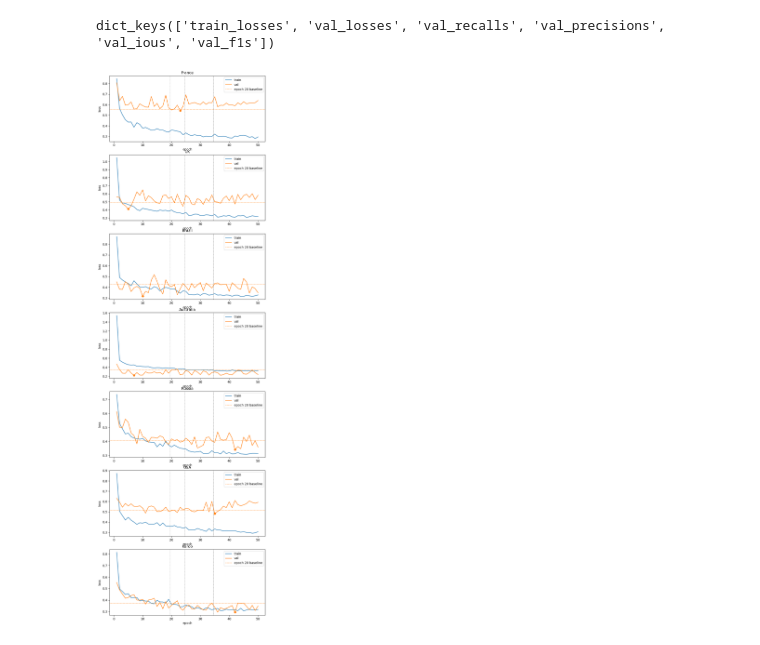
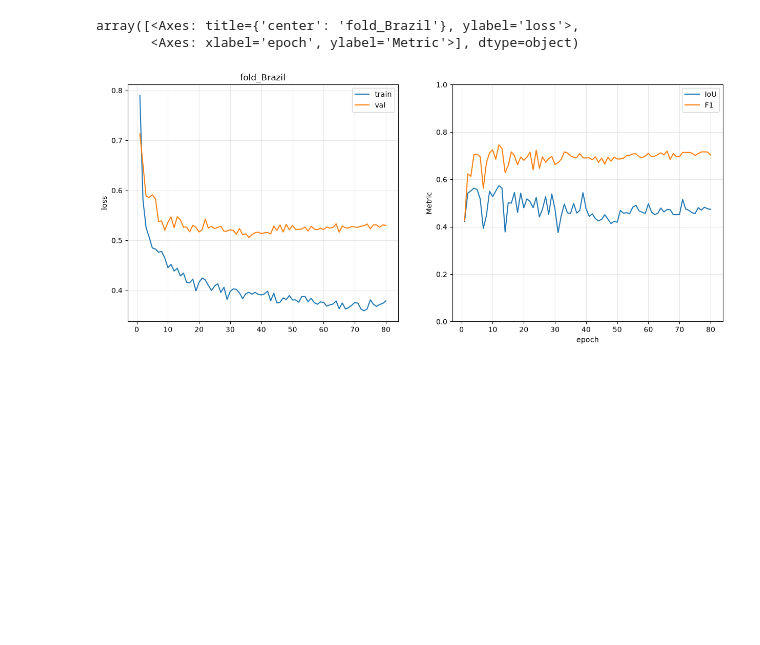
Before and after one commit to willhcm/scd-detection, a Jupyter notebook: code/notebooks/val_loss.ipynb, the cells around one changed output. Drawn from its saved outputs; the diff is of its cells as text; code cells hidden in the pictures; blank space fills up the shorter version.

```diff
--- a/code/notebooks/val_loss.ipynb
+++ b/code/notebooks/val_loss.ipynb
@@ -6,7 +7,9 @@ import glob
+# %%
+dir = Path("/Users/wm722/Documents/SCDs/training/fold_Brazil")
 # %%
 import matplotlib.pyplot as plt
 
-def plot_loss(ax, data, fold, unfreeze_epochs, baseline=None):
+def plot_curves(axes, data, fold, baseline=None):
 
     train = data["train_losses"]
     val = data["val_losses"]
@@ -15,35 +18,31 @@ def plot_loss(ax, data, fold, unfreeze_epochs, baseline=None):
 
     x = range(1, len(train) + 1)
 
-    ax.plot(x, train, label="train")
-    ax.plot(x, val, label="val")
-    #ax.plot(x, IoUs, label="IoU")
-    #ax.plot(x, F1s, label="F1")
+    axes[0].plot(x, train, label="train")
+    axes[0].plot(x, val, label="val")
+    axes[1].plot(x, IoUs, label="IoU")
+    axes[1].plot(x, F1s, label="F1")
 
     baseline = val[20] if baseline is None else baseline
 
-    for e in unfreeze_epochs:
-        ax.axvline(e - 0.5, color="grey", ls="--", lw=0.8)
 
-    ax.axhline(baseline, color="C1", ls="--", lw=0.8, label="epoch 20 baseline")
+    axes[0].set_title(f"{fold}")
+    axes[1].set_xlabel("epoch")
+    axes[1].set_ylabel("Metric")
+    axes[0].set_ylabel("loss")
+    axes[1].set_ylim(0, 1)
+    for ax in axes:
+        ax.grid(alpha=0.3)
+        ax.legend()
 
-    best = min(range(len(val)), key=val.__getitem__)
-    ax.scatter(best + 1, val[best], color="C1", zorder=3)
-
-    ax.set_title(f"{fold}")
-    ax.set_xlabel("epoch")
-    ax.set_ylabel("loss")
-    ax.legend()
-    return ax
+    return axes
 # %%
-results = np.load('../../data/PostIRP/LORO_CV_results.npz', allow_pickle=True)
+results = np.load(dir / 'training_metrics_fold_Brazil.npz', allow_pickle=True)
 
-fold_n = len(results)
-print(results['France'].item().keys())
-fig, axes = plt.subplots(fold_n, 1, figsize=(9, 4.5 * fold_n))
+fig, axes = plt.subplots(1, 2, figsize=(15, 6))
 
-for i, (fold, data) in enumerate(results.items()):
-    plot_loss(axes[i], data.item(), fold, unfreeze_epochs=[20, 25, 35])
+plot_curves(axes, results, 'fold_Brazil')
 # %% [output]
-dict_keys(['train_losses', 'val_losses', 'val_recalls', 'val_precisions', 'val_ious', 'val_f1s'])
+array([<Axes: title={'center': 'fold_Brazil'}, ylabel='loss'>,
+       <Axes: xlabel='epoch', ylabel='Metric'>], dtype=object)
-[figure, old version]
+[figure, new version]
```
Also changed, not shown: parts of 2 cells of this notebook, 2 other files.
